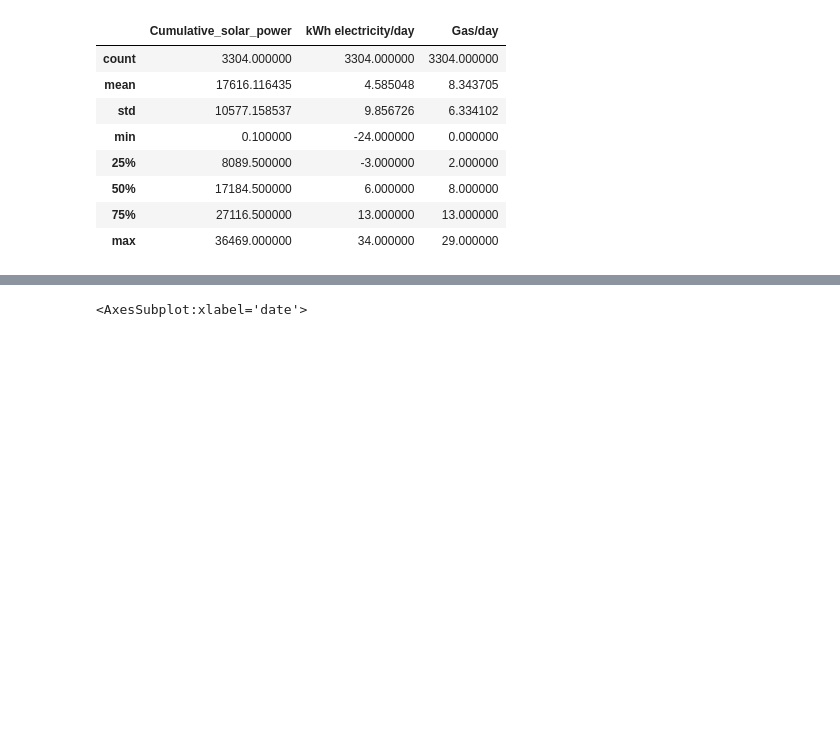
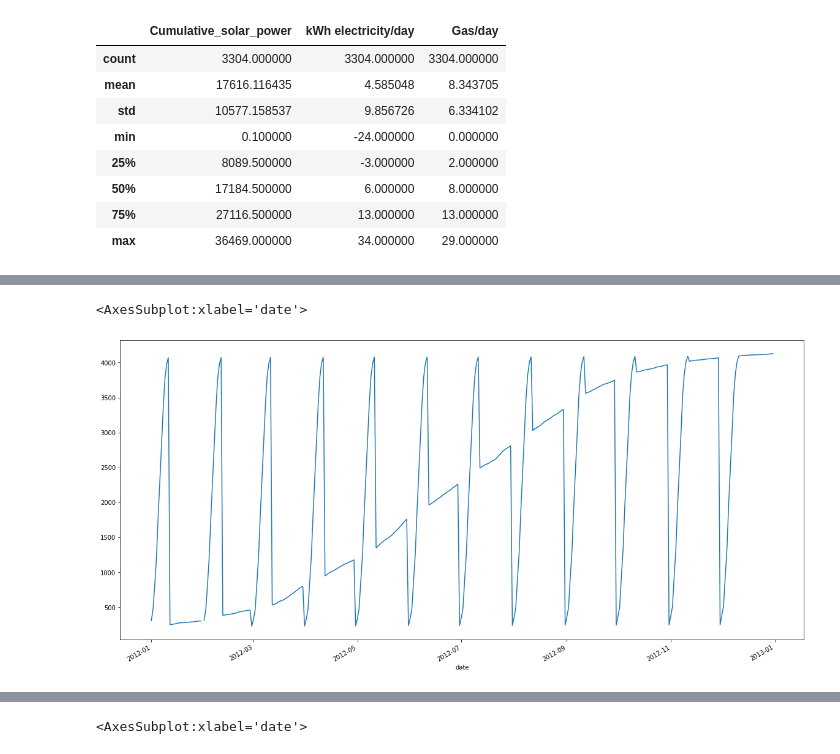
Before and after one commit to NiBa97/Solarpower-LSTM, a Jupyter notebook: daily-power-production-of-solar-panels/explore.ipynb, the cells around one changed output, grey strips where cells are left out. Drawn from its saved outputs; the diff is of its cells as text; code cells hidden in the pictures; blank space fills up the shorter version.

```diff
--- a/daily-power-production-of-solar-panels/explore.ipynb
+++ b/daily-power-production-of-solar-panels/explore.ipynb
@@ -19,2 +49,8 @@ df.describe()
+# %%
+df2012 = df[df.index.year.isin([2012])]
+df2012["Cumulative_solar_power"].rolling(2, win_type='gaussian').mean(std=1000).plot(figsize=(20,10))
+# %% [output]
+<AxesSubplot:xlabel='date'>
+[figure, added]
 # %%
 df["Sp/day"]  = df["Cumulative_solar_power"].diff()
```
Also changed, not shown: parts of 7 cells of this notebook, 1 other file.
